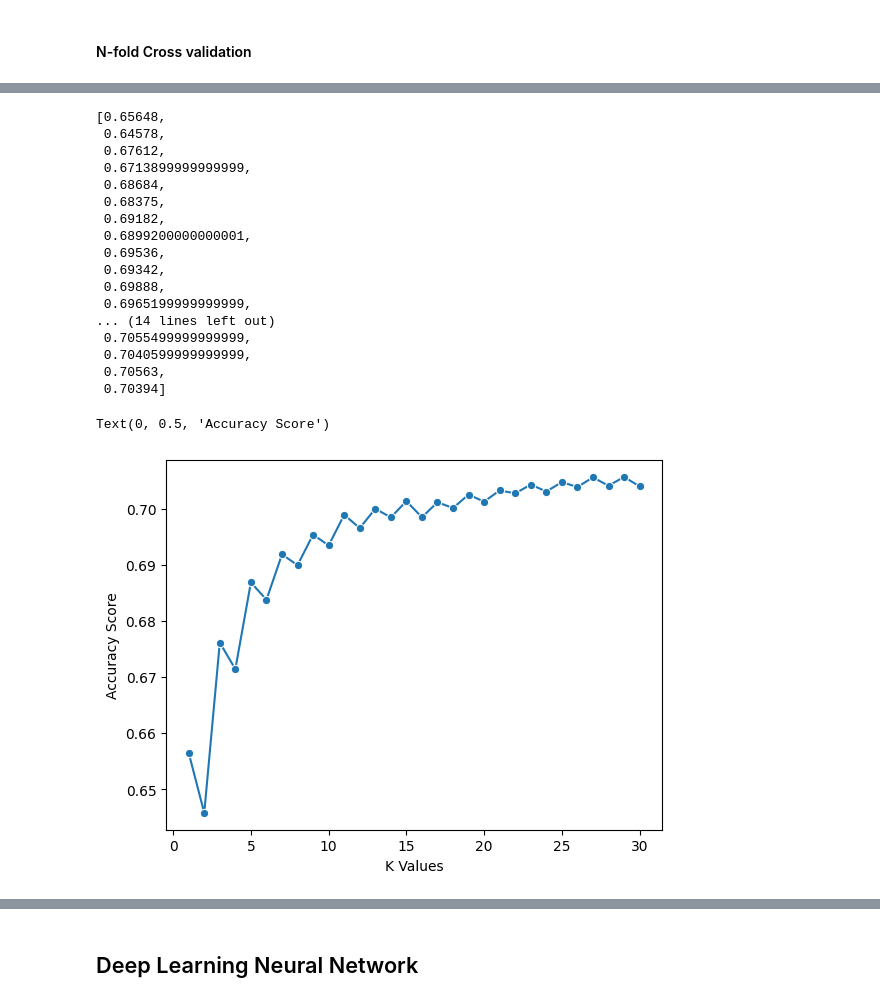
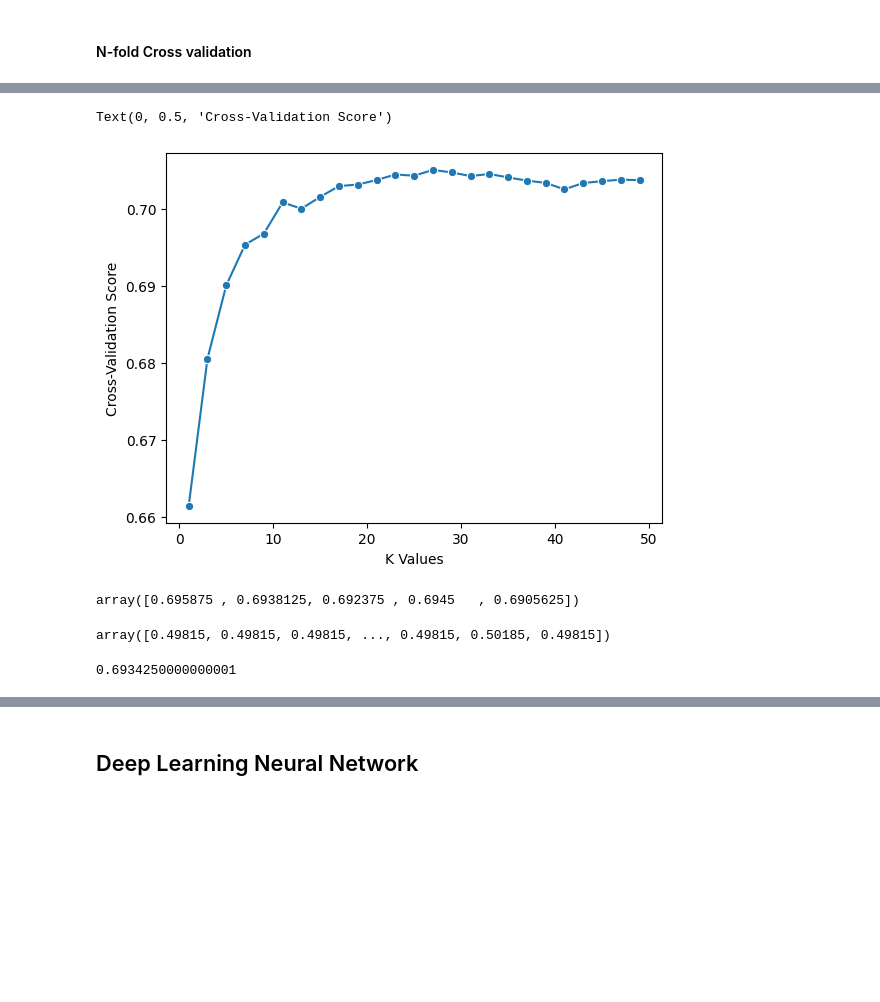
Before and after one commit to Chronyx132/Twitter_Sentiment, a Jupyter notebook: Src/Irving.ipynb, the cells around one changed output, grey strips where cells are left out. Drawn from its saved outputs; the diff is of its cells as text; code cells hidden in the pictures; blank space fills up the shorter version.

```diff
--- a/Src/Irving.ipynb
+++ b/Src/Irving.ipynb
@@ -106,22 +103,9 @@ KeyboardInterrupt:
 # %%
 results = list(map(lambda x: float(x), scores))
-# %%
-results
-# %% [output]
-[0.65648,
- 0.64578,
- 0.67612,
- 0.6713899999999999,
- 0.68684,
- 0.68375,
- 0.69182,
- 0.6899200000000001,
- 0.69536,
- 0.69342,
- 0.69888,
- 0.6965199999999999,
-... (14 lines left out)
- 0.7055499999999999,
- 0.7040599999999999,
- 0.70563,
- 0.70394]
+# %%
+sns.lineplot(x = k_values, y = results, marker = 'o')
+plt.xlabel("K Values")
+plt.ylabel("Cross-Validation Score")
+# %% [output]
+Text(0, 0.5, 'Cross-Validation Score')
+[figure, added]
@@ -128,11 +116,13 @@ results
+# %%
+cross_val_score(knn, X_train, y_train, cv=5)
+# %% [output]
+array([0.695875 , 0.6938125, 0.692375 , 0.6945   , 0.6905625])
 # %%
 y_pred = knn.predict(X_test)
-accuracy = accuracy_score(y_test, y_pred)
-print("Accuracy:", accuracy)
+# %% [output]
+array([0.49815, 0.49815, 0.49815, ..., 0.49815, 0.50185, 0.49815])
-# %%
-sns.lineplot(x = k_values, y = scores, marker = 'o')
-plt.xlabel("K Values")
-plt.ylabel("Cross-Validation Score")
-# %% [output]
-Text(0, 0.5, 'Accuracy Score')
-[figure, removed]
+# %%
+knn_train_acc = float(np.mean([0.695875 , 0.6938125, 0.692375 , 0.6945   , 0.6905625]))
+knn_train_acc
+# %% [output]
+0.6934250000000001
```
Also changed, not shown: parts of 54 cells of this notebook.
